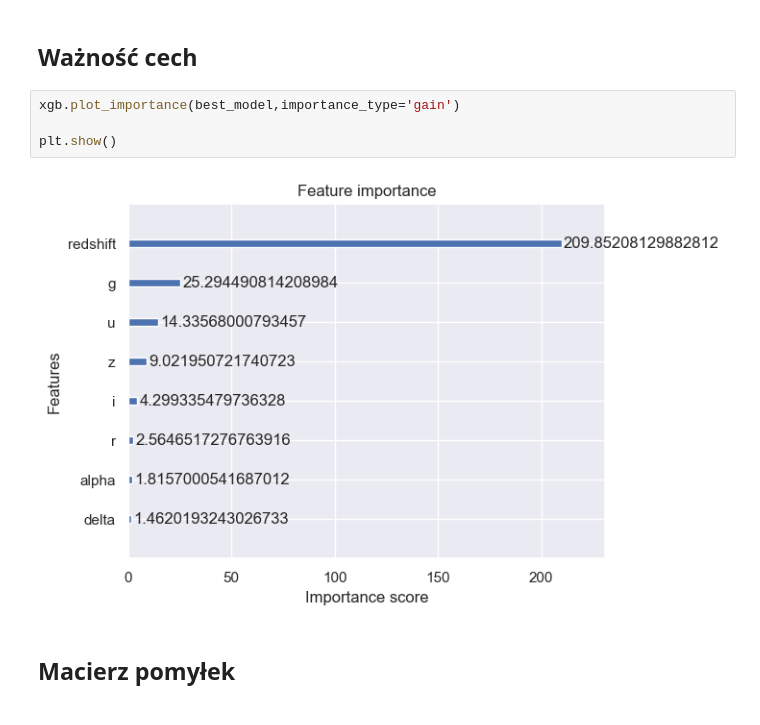
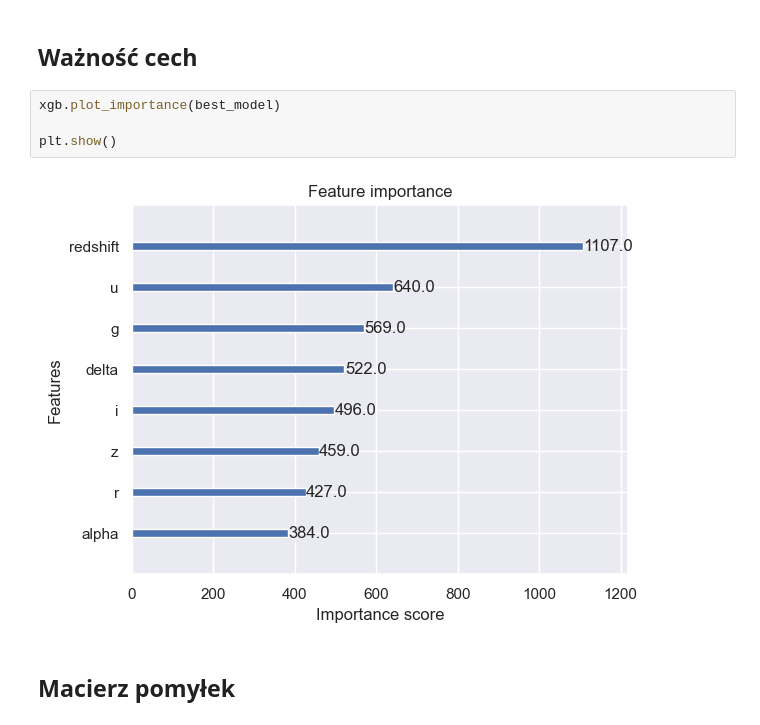
Before and after one commit to Jakarekk/Stellar-classification-xgboost, a Jupyter notebook: xgb.ipynb, the cells around one changed output. Saved outputs shown, nothing was run; the diff lists cells and outputs as text.

Commit message:
style: featureimporantce diagram

```diff
--- a/xgb.ipynb
+++ b/xgb.ipynb
@@ -389,11 +389,11 @@ weighted avg       0.97      0.97      0.97     16800
 # %% [markdown]
 ## Ważność cech
 # %%
-xgb.plot_importance(best_model,importance_type='gain')
+xgb.plot_importance(best_model)
 
 plt.show()
 # %% [output]
-[figure, old version]
+[figure, new version]
 # %% [markdown]
 ## Macierz pomyłek
 # %%
```
